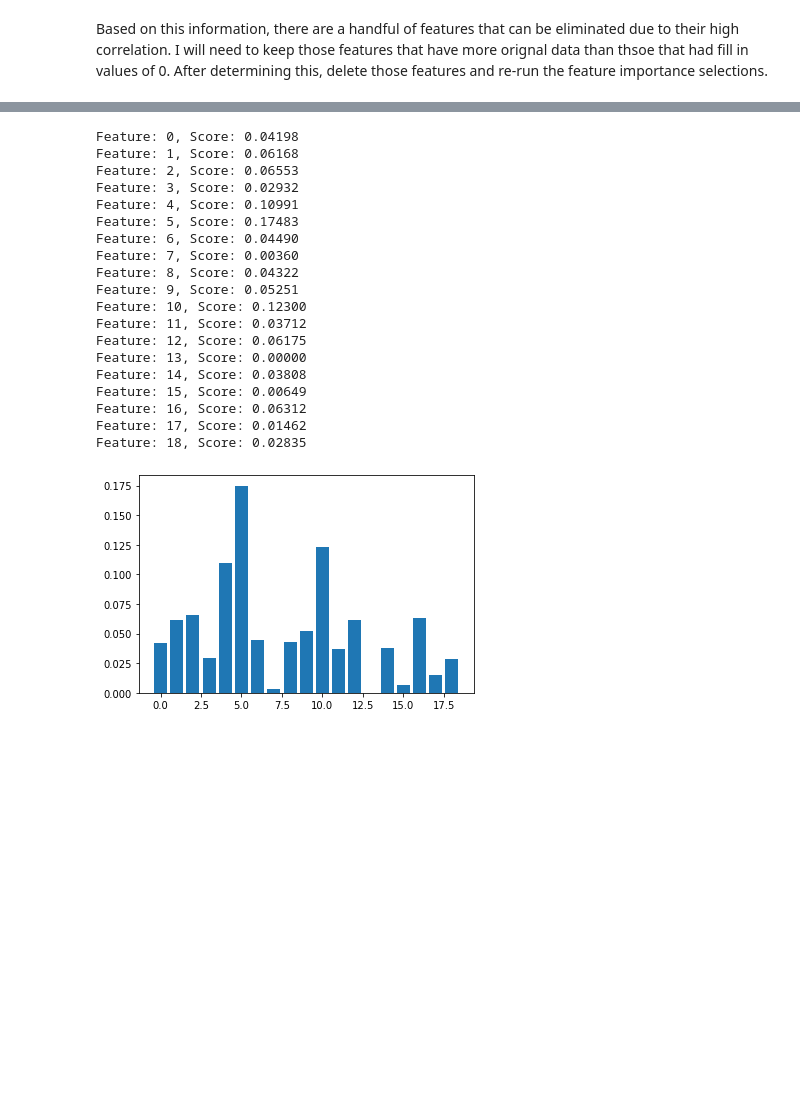
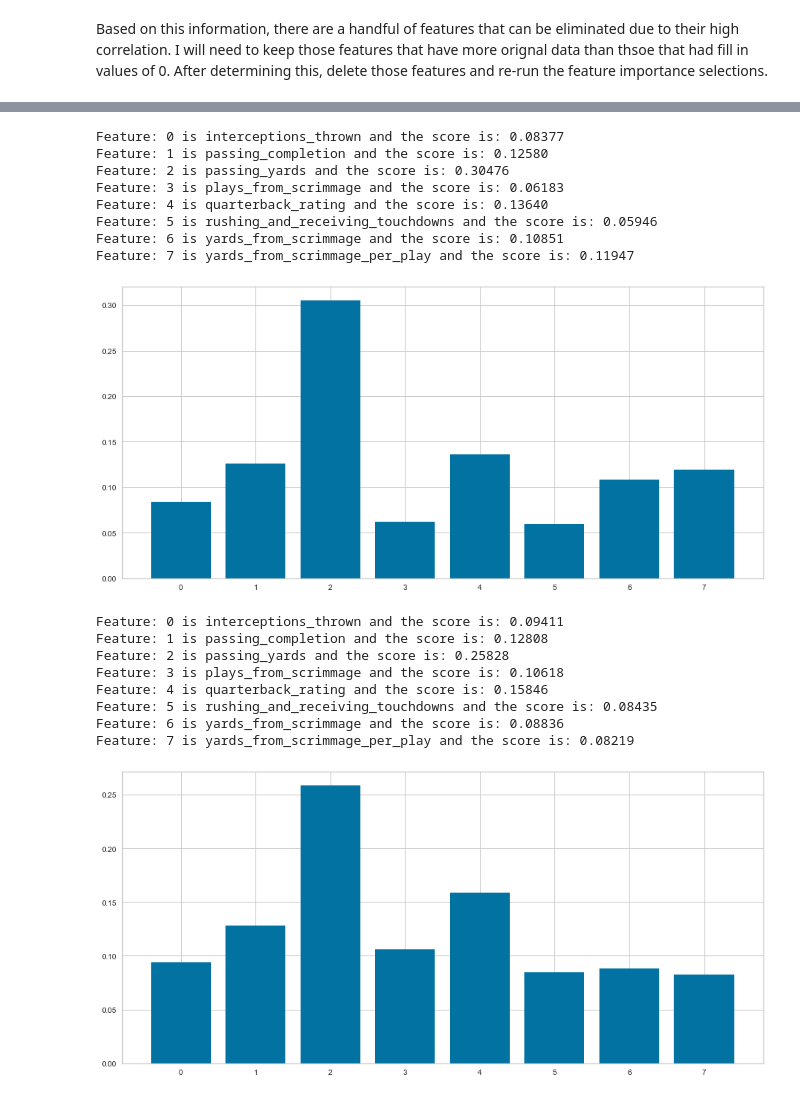
Before and after one commit to ramsey-king/DSC-630-Predictive-Analytics, a Jupyter notebook: Final Project/King_Ramsey_Term_Project_DSC_630_from_csv_files.ipynb, the cells around one changed output, grey strips where cells are left out. Saved outputs shown, nothing was run; the diff lists cells and outputs as text; code cells hidden in the pictures; blank space fills up the shorter version.

```diff
--- a/Final Project/King_Ramsey_Term_Project_DSC_630_from_csv_files.ipynb
+++ b/Final Project/King_Ramsey_Term_Project_DSC_630_from_csv_files.ipynb
@@ -223,0 +229,9 @@ Based on this information, there are a handful of features that can be eliminate
+# %%
+# need to drop columns that are something other than numbers (name, player_id, position, season, Player)
+'''final_df = final_df.drop(columns=['adjusted_yards_per_attempt', 'completed_passes', 'pass_attempts', 'passing_touchdowns', 'passing_yards_per_attempt', 'points',
+'rush_attempts', 'rush_touchdowns', 'rush_yards', 'rush_yards_per_attempt','total_touchdowns'
+])'''
+# final_df = final_df.reset_index()
+final_df = final_df.drop(columns=['index'])
+
+final_df.info()
@@ -269,7 +362,7 @@ Feature: 18, Score: -0.08953
 # %%
 # Ready for feature importance selection.
 # Using Logistic Regression
-from sklearn.tree import DecisionTreeRegressor
+from sklearn.tree import DecisionTreeClassifier
 import matplotlib.pyplot as plt
 
 # need to drop columns that are something other than numbers (name, player_id, position, season, Player)
@@ -278,7 +371,7 @@ import matplotlib.pyplot as plt
 
 # final_df = final_df.fillna(0)
 # print(final_df.info())
-model = DecisionTreeRegressor()
+model = DecisionTreeClassifier()
 # X = final_df.loc[:,final_df.columns != 'Successful_QB']
 # y = final_df['Successful_QB']
 
@@ -286,28 +379,43 @@ model.fit(X_std,y)
 importance = model.feature_importances_
 # summarize feature importance
 for i,v in enumerate(importance):
-	print('Feature: %0d, Score: %.5f' % (i,v))
+	print('Feature:', str(i), 'is', X.columns[i], 'and the score is: %.5f' % (v))
 # plot feature importance
 plt.bar([x for x in range(len(importance))], importance)
 plt.show()
 # %% [output]
-Feature: 0, Score: 0.04198
-Feature: 1, Score: 0.06168
-Feature: 2, Score: 0.06553
-Feature: 3, Score: 0.02932
-Feature: 4, Score: 0.10991
-Feature: 5, Score: 0.17483
-Feature: 6, Score: 0.04490
-Feature: 7, Score: 0.00360
-Feature: 8, Score: 0.04322
-Feature: 9, Score: 0.05251
-Feature: 10, Score: 0.12300
-Feature: 11, Score: 0.03712
-Feature: 12, Score: 0.06175
-Feature: 13, Score: 0.00000
-Feature: 14, Score: 0.03808
-Feature: 15, Score: 0.00649
-Feature: 16, Score: 0.06312
-Feature: 17, Score: 0.01462
-Feature: 18, Score: 0.02835
+Feature: 0 is interceptions_thrown and the score is: 0.08377
+Feature: 1 is passing_completion and the score is: 0.12580
+Feature: 2 is passing_yards and the score is: 0.30476
+Feature: 3 is plays_from_scrimmage and the score is: 0.06183
+Feature: 4 is quarterback_rating and the score is: 0.13640
+Feature: 5 is rushing_and_receiving_touchdowns and the score is: 0.05946
+Feature: 6 is yards_from_scrimmage and the score is: 0.10851
+Feature: 7 is yards_from_scrimmage_per_play and the score is: 0.11947
-[figure, old version]
+[figure, new version]
+# %%
+# Ready for feature importance selection.
+# Using Logistic Regression
+from sklearn.ensemble import RandomForestRegressor
+import matplotlib.pyplot as plt
+
+model = RandomForestRegressor()
+
+model.fit(X_std,y)
+importance = model.feature_importances_
+# summarize feature importance
+for i,v in enumerate(importance):
+	print('Feature:', str(i), 'is', X.columns[i], 'and the score is: %.5f' % (v))
+# plot feature importance
+plt.bar([x for x in range(len(importance))], importance)
+plt.show()
+# %% [output]
+Feature: 0 is interceptions_thrown and the score is: 0.09411
+Feature: 1 is passing_completion and the score is: 0.12808
+Feature: 2 is passing_yards and the score is: 0.25828
+Feature: 3 is plays_from_scrimmage and the score is: 0.10618
+Feature: 4 is quarterback_rating and the score is: 0.15846
+Feature: 5 is rushing_and_receiving_touchdowns and the score is: 0.08435
+Feature: 6 is yards_from_scrimmage and the score is: 0.08836
+Feature: 7 is yards_from_scrimmage_per_play and the score is: 0.08219
+[figure, added]
```
Also changed, not shown: parts of 7 cells of this notebook, 1 other file.
